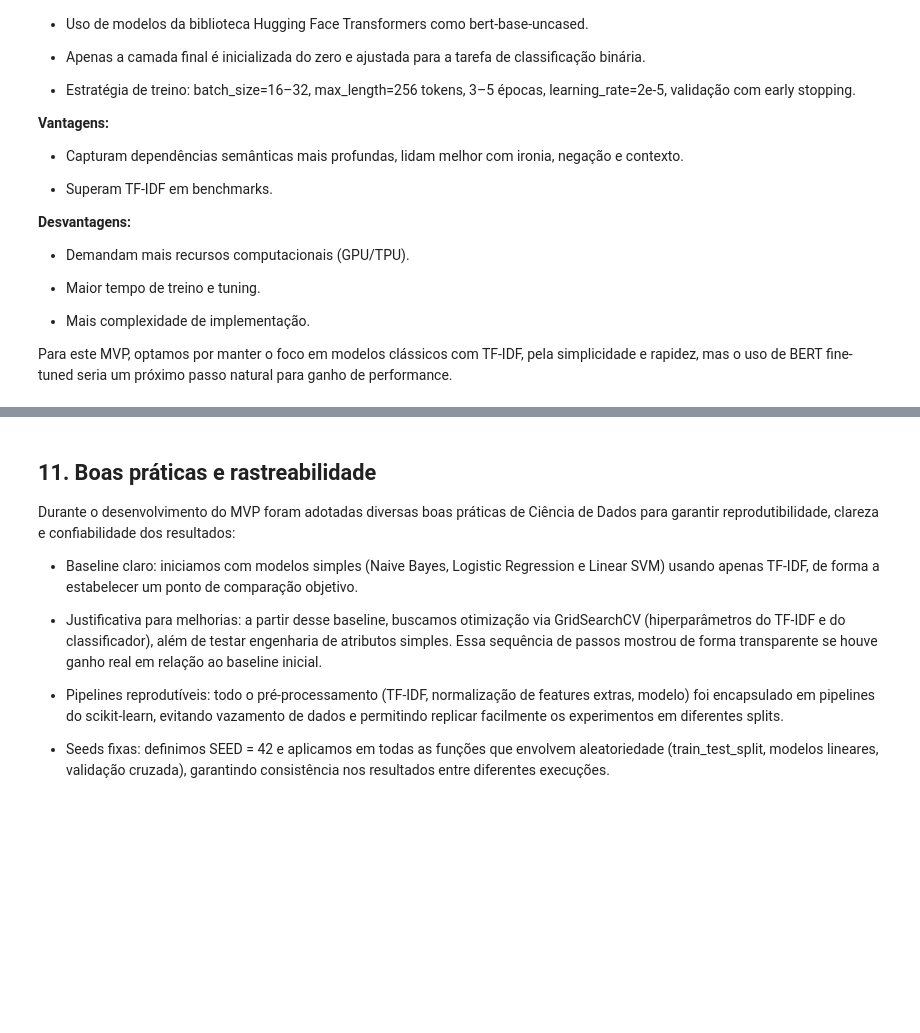
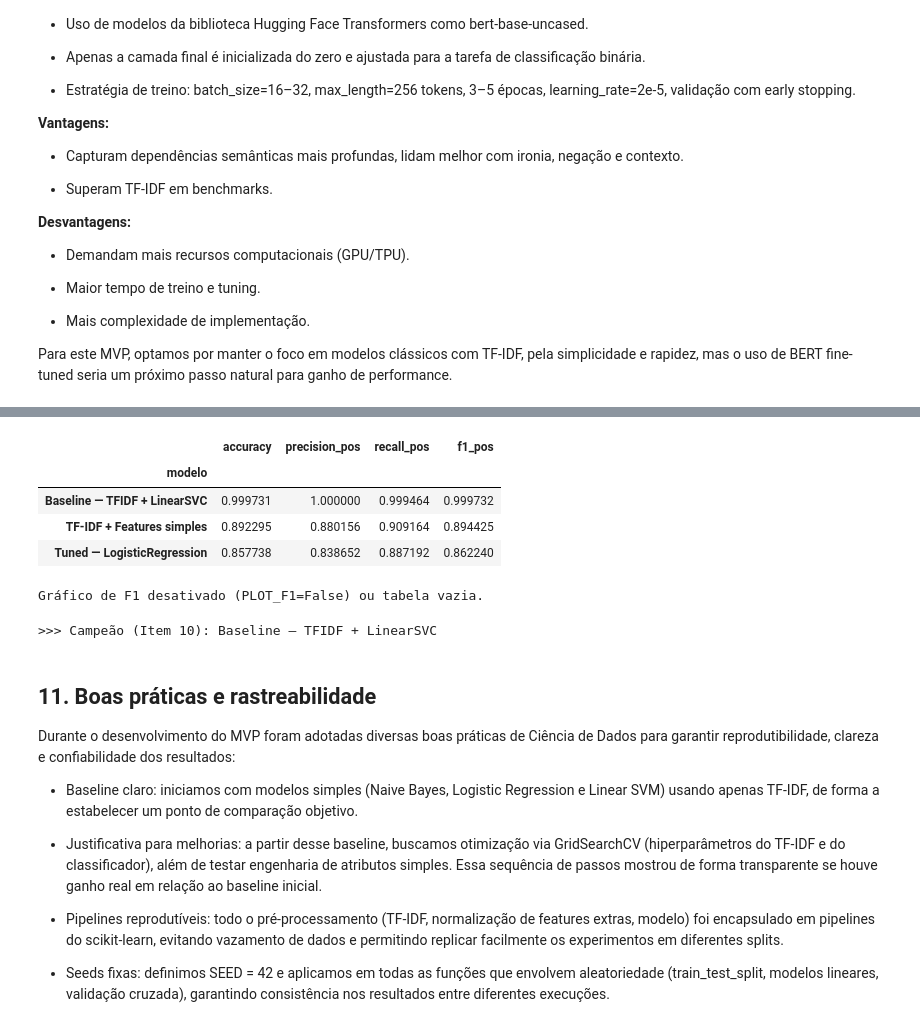
Before and after one commit to natimartins-x/machine-learning, a Jupyter notebook: MVP_IMDB_Sentiment.ipynb, the cells around one changed output, grey strips where cells are left out. Cells and saved outputs as stored; diff of their text form; code cells hidden in the pictures; blank space fills up the shorter version.

```diff
--- a/MVP_IMDB_Sentiment.ipynb
+++ b/MVP_IMDB_Sentiment.ipynb
@@ -1185,3 +1266,71 @@ trainer = Trainer(
+# %%
+# 10.0b — Função leve de métricas (F1 da classe positiva + outras)
+from sklearn.metrics import classification_report
+import numpy as np
+
+def quick_metrics(model, X_text, y_true):
+    y_pred = model.predict(X_text)
+    rep = classification_report(y_true, y_pred, output_dict=True, zero_division=0)
+    row = {
+        "accuracy": rep.get("accuracy", np.nan),
+        "precision_pos": rep.get("1", {}).get("precision", np.nan),
+        "recall_pos": rep.get("1", {}).get("recall", np.nan),
+        "f1_pos": rep.get("1", {}).get("f1-score", np.nan),
+    }
+    return row
+# %%
+# 10.1 — Tabela comparativa em VALIDAÇÃO (sem recomputar nada pesado)
+import pandas as pd
+
+comparacao = []
+for nome, modelo in CANDIDATOS:
+    if nome == "TF-IDF + Features simples":
+        # requer X_valid_eng (Item 9). Se não existir, pula.
+        if "X_valid_eng" in globals():
+            row = quick_metrics(modelo, X_valid_eng, y_valid)
+        else:
+            print(f"Aviso: {nome} não será avaliado (X_valid_eng inexistente).")
+            continue
+    else:
+        row = quick_metrics(modelo, X_valid["text"], y_valid)
+
+    row["modelo"] = nome
+    comparacao.append(row)
+
+cmp_df = pd.DataFrame(comparacao).set_index("modelo").sort_values("f1_pos", ascending=False)
+display(cmp_df)
+# %% [output]
+|  | accuracy | precision_pos | recall_pos | f1_pos |
+| modelo |  |  |  |  |
+| Baseline — TFIDF + LinearSVC | 0.999731 | 1.000000 | 0.999464 | 0.999732 |
+| TF-IDF + Features simples | 0.892295 | 0.880156 | 0.909164 | 0.894425 |
+| Tuned — LogisticRegression | 0.857738 | 0.838652 | 0.887192 | 0.862240 |
+# %%
+# 10.2 — (Opcional) Visual rápido das F1
+PLOT_F1 = False  # mude para True se quiser ver o gráfico
+
+if PLOT_F1 and not cmp_df.empty:
+    ax = cmp_df["f1_pos"].plot(kind="bar", title="F1 (classe positiva) — VALIDAÇÃO")
+    ax.set_ylabel("F1")
+    plt.show()
+else:
+    print("Gráfico de F1 desativado (PLOT_F1=False) ou tabela vazia.")
+# %% [output]
+Gráfico de F1 desativado (PLOT_F1=False) ou tabela vazia.
+# %%
+# 10.3 — (Opcional) Selecionar campeão a partir da comparação (sem re-treinar)
+# Útil se você preferir que o campeão "oficial" seja decidido aqui.
+
+if not cmp_df.empty:
+    champion_name_10 = cmp_df.index[0]
+    # Recupera o pipe correspondente
+    name_to_model = dict(CANDIDATOS)
+    champion_pipe_10 = name_to_model[champion_name_10]
+    print(f">>> Campeão (Item 10): {champion_name_10}")
+else:
+    print("Impossível definir campeão: tabela vazia.")
+# %% [output]
+>>> Campeão (Item 10): Baseline — TFIDF + LinearSVC
 # %% [markdown]
 
 ## 11. Boas práticas e rastreabilidade
```
Also changed, not shown: parts of 22 cells of this notebook.
